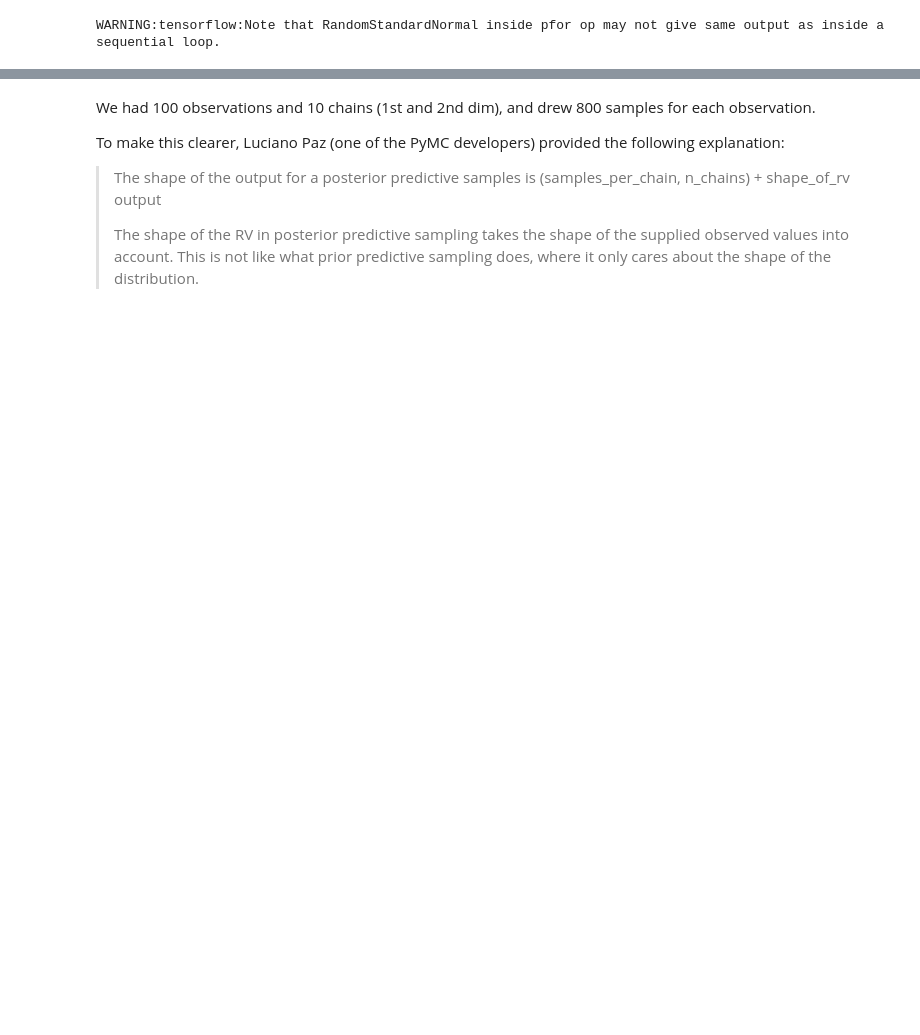
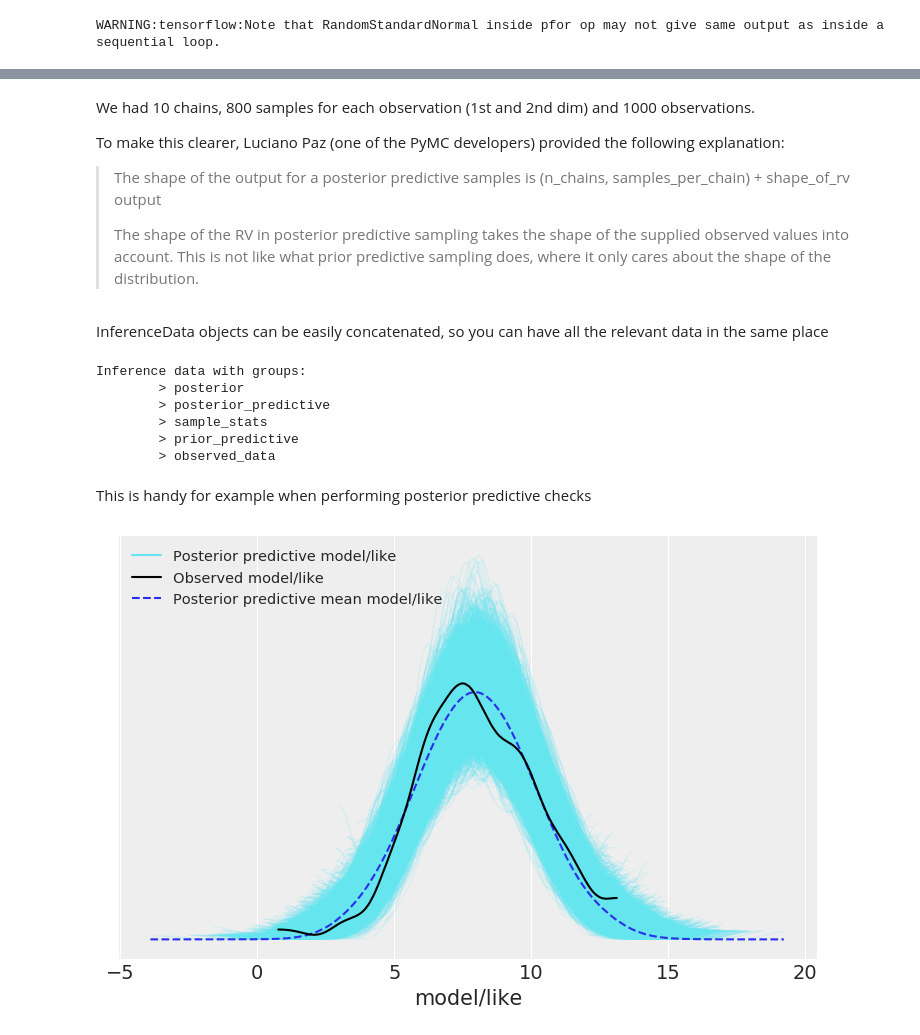
Before and after one commit to pymc-devs/pymc4, a Jupyter notebook: notebooks/basic-usage.ipynb, the cells around one changed output, grey strips where cells are left out. Saved outputs shown, nothing was run; the diff lists cells and outputs as text; code cells hidden in the pictures; blank space fills up the shorter version.

Commit message:
example notebooks updated

```diff
--- a/notebooks/basic-usage.ipynb
+++ b/notebooks/basic-usage.ipynb
@@ -107,4 +119,4 @@ We drew 1,000 i.i.d. samples from the prior distributions for each of the random
 # %%
-draws_posterior = pm.sample_posterior_predictive(estimation_model, trace, )
+draws_posterior = pm.sample_posterior_predictive(estimation_model, trace)
 # %% [output]
 WARNING:tensorflow:Note that RandomStandardNormal inside pfor op may not give same output as inside a sequential loop.
@@ -115,8 +136,27 @@ draws_posterior["model/like"].shape
 # %% [markdown]
-We had 100 observations and 10 chains (1st and 2nd dim), and drew 800 samples for each observation.
+We had 10 chains, 800 samples for each observation (1st and 2nd dim) and 1000 observations.
 
 To make this clearer, Luciano Paz (one of the PyMC developers) provided the following explanation:
 
-> The shape of the output for a posterior predictive samples is (samples_per_chain, n_chains) + shape_of_rv output
+> The shape of the output for a posterior predictive samples is (n_chains, samples_per_chain) + shape_of_rv output
 >
 > The shape of the RV in posterior predictive sampling takes the shape of the supplied observed values into account. This is not like what prior predictive sampling does, where it only cares about the shape of the distribution.
+# %% [markdown]
+InferenceData objects can be easily concatenated, so you can have all the relevant data in the same place
+# %%
+combined_trace = trace+draws_posterior+draws_prior
+# %%
+combined_trace
+# %% [output]
+Inference data with groups:
+        > posterior
+        > posterior_predictive
+        > sample_stats
+        > prior_predictive
+        > observed_data
+# %% [markdown]
+This is handy for example when performing posterior predictive checks
+# %%
+az.plot_ppc(combined_trace);
+# %% [output]
+[figure, added]
```
Also changed, not shown: parts of 19 cells of this notebook, 1 other file.
